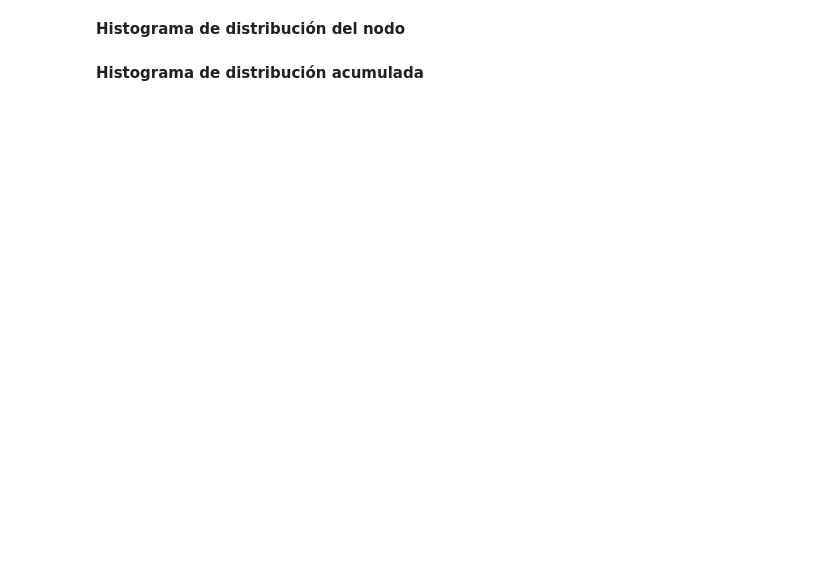
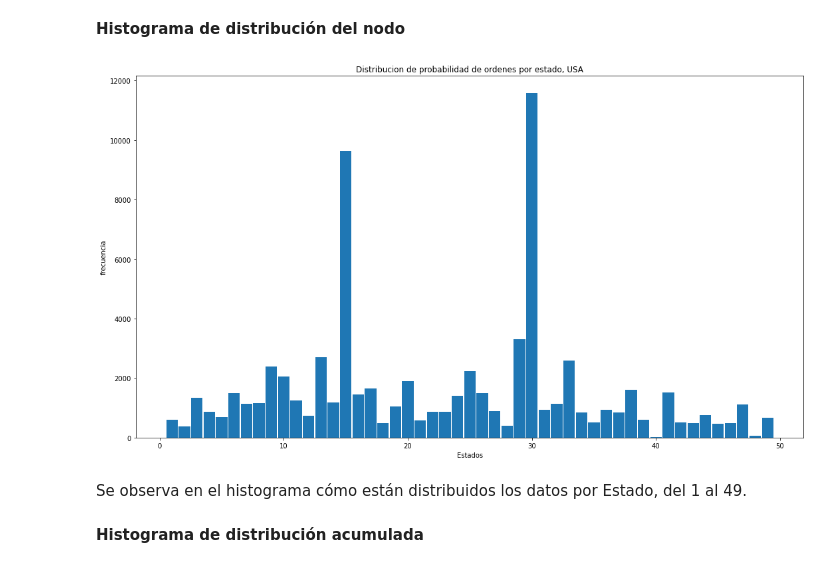
Before and after one commit to leonardoaceves/ProyectoSPF_JLACEVES_AMAGUILERA, a Jupyter notebook: ProyectoModulo1_AcevesJ_AguileraA.ipynb, the cells around one changed output. Saved outputs shown, nothing was run; the diff lists cells and outputs as text; code cells hidden in the pictures; blank space fills up the shorter version.

```diff
--- a/ProyectoModulo1_AcevesJ_AguileraA.ipynb
+++ b/ProyectoModulo1_AcevesJ_AguileraA.ipynb
@@ -110,0 +101,3 @@ consbrand['Sold-To Party State'].replace(['AR', 'WY', 'UT', 'CT', 'ID', 'GA', 'M
+# %%
+consbrand = pd.read_excel("Sales report.xlsx")
+consbrand.head()
@@ -154,10 +249,14 @@ freq = state['Sales Order Number'].values
 # %%
 plt.figure(figsize=(18,10))
 plt.bar(state.index, freq, width = .92)
 plt.title('Distribucion de probabilidad de ordenes por estado, USA')
-plt.ylabel('frequencia')
+plt.ylabel('frecuencia')
 plt.xlabel('Estados')
 plt.show()
+# %% [output]
+[figure, added]
+# %% [markdown]
+Se observa en el histograma cómo están distribuidos los datos por Estado, del 1 al 49.
 # %% [markdown]
 **Histograma de distribución acumulada**
 # %%
```
Also changed, not shown: parts of 46 cells of this notebook, 1 other file.
